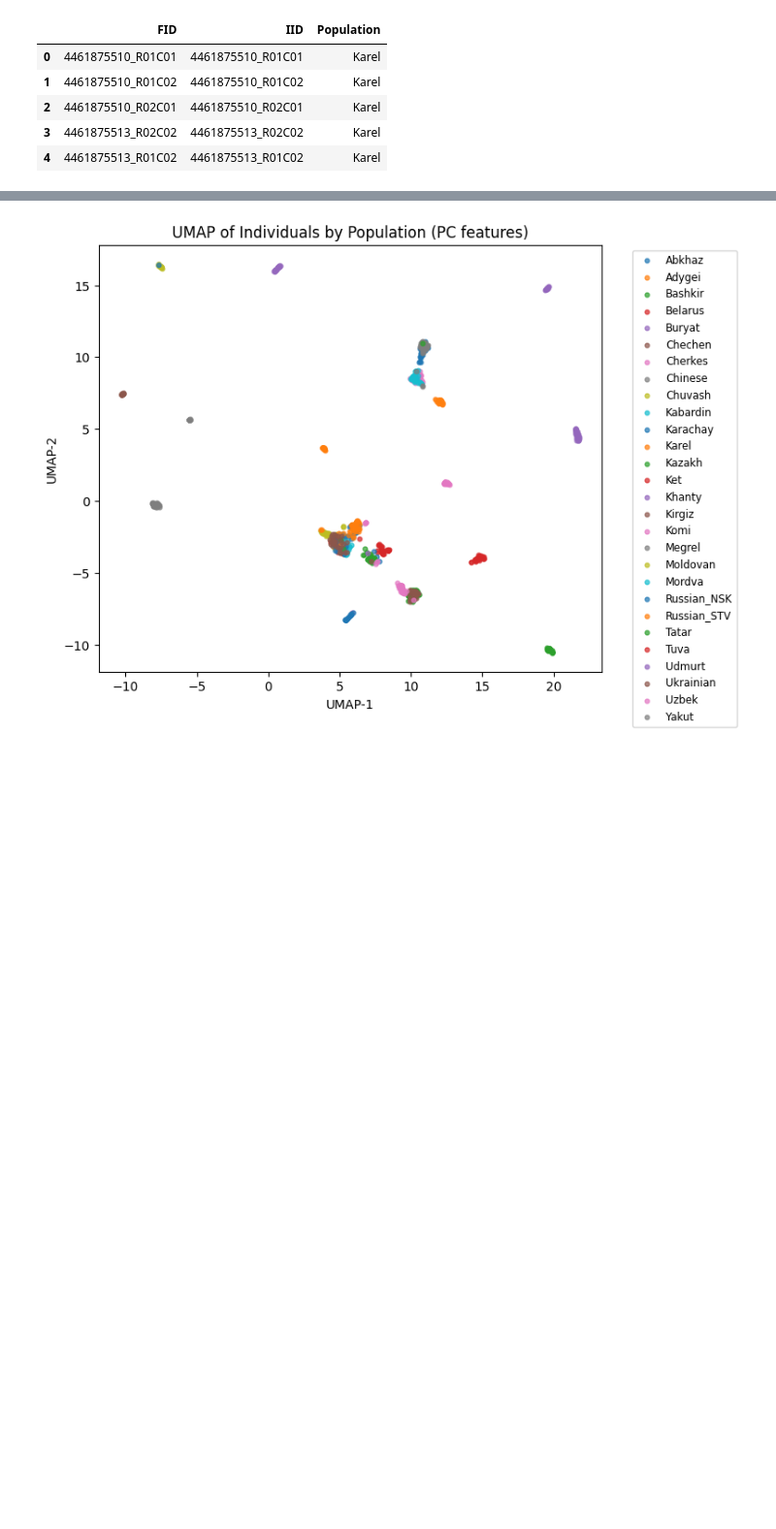
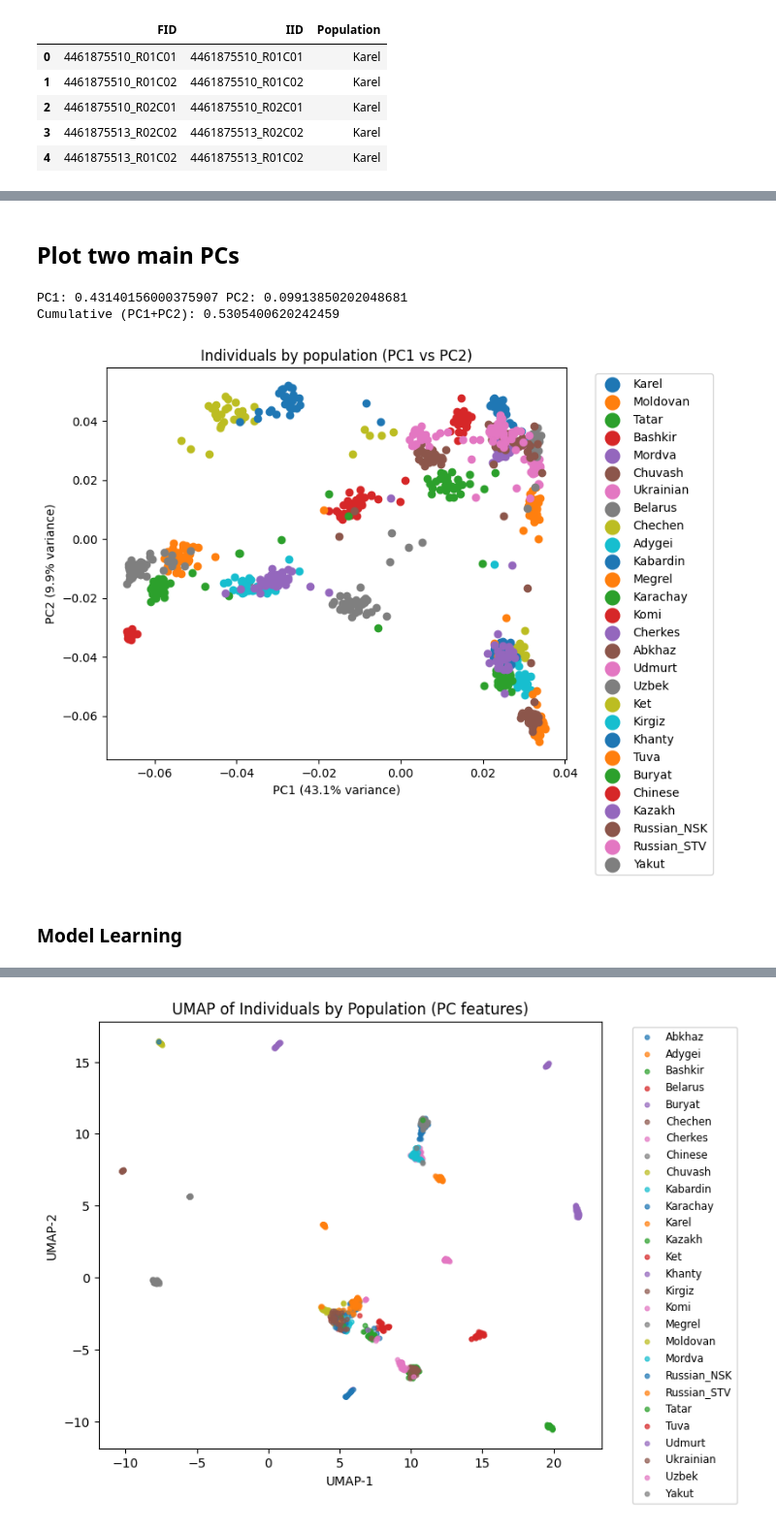
Before and after one commit to AnnyNny/population_classification, a Jupyter notebook: Russian_population_ML.ipynb, the cells around one changed output, grey strips where cells are left out. Shown at 97% size. Cells and saved outputs as stored; diff of their text form; code cells hidden in the pictures; blank space fills up the shorter version.

```diff
--- a/Russian_population_ML.ipynb
+++ b/Russian_population_ML.ipynb
@@ -313,12 +91,0 @@ group_means.head()
-# %%
-import matplotlib.pyplot as plt
-
-plt.figure(figsize=(7,6))
-for grp, sub in df.groupby("Group"):
-    plt.scatter(sub["PC1"], sub["PC2"], s=10, alpha=0.6, label=grp)
-
-plt.legend(markerscale=2, bbox_to_anchor=(1.05,1), loc="upper left")
-plt.xlabel("PC1")
-plt.ylabel("PC2")
-plt.title("Individuals by population (PC1 vs PC2)")
-plt.show()
@@ -610,0 +94,6 @@ plt.show()
+# %%
+eigenvec_df = pandas.read_csv(pca_eigenvec, sep="\s+", header=None)
+n_cols = eigenvec_df.shape[1]
+pc_cols = [f"PC{i}" for i in range(1, n_cols-1)]
+eigenvec_df.columns = ['FID', 'IID'] + pc_cols
+eigenvec_df.head()
@@ -610,0 +119,3 @@ plt.show()
+# %%
+merge_df = pandas.merge(eigenvec_df, pop_df, left_on=['FID', 'IID'], right_on=['FID', 'IID'])
+merge_df.head()
@@ -610,0 +130,2 @@ plt.show()
+# %%
+df = merge_df.copy()
@@ -610,0 +171,34 @@ plt.show()
+# %% [markdown]
+## Plot two main PCs
+# %%
+import numpy as np
+import pandas as pd
+eigvals = pd.read_csv("/content/data/biengi_pruned_pruned.eigenval", header=None)
+var_explained = eigvals[0] / eigvals[0].sum()
+print("PC1:", var_explained.iloc[0], "PC2:", var_explained.iloc[1])
+print("Cumulative (PC1 + PC2):", var_explained.iloc[:2].sum())
+# %% [output]
+PC1: 0.43140156000375907 PC2: 0.09913850202048681
+Cumulative (PC1+PC2): 0.5305400620242459
+# %%
+import matplotlib.pyplot as plt
+
+plt.figure(figsize=(7, 6))
+populations = df["Population"].unique()
+for pop in populations:
+    sub = df[df["Population"] == pop]
+    plt.scatter(
+        sub["PC1"],
+        sub["PC2"],
+        label=pop
+    )
+
+plt.legend(markerscale=2, bbox_to_anchor=(1.05, 1), loc="upper left")
+plt.xlabel(f"PC1 ({var_explained.iloc[0]*100:.1f}% variance)")
+plt.ylabel(f"PC2 ({var_explained.iloc[1]*100:.1f}% variance)")
+plt.title("Individuals by population (PC1 vs PC2)")
+plt.show()
+# %% [output]
+[figure, added]
+# %% [markdown]
+### Model Learning
```
Also changed, not shown: parts of 60 cells of this notebook.
